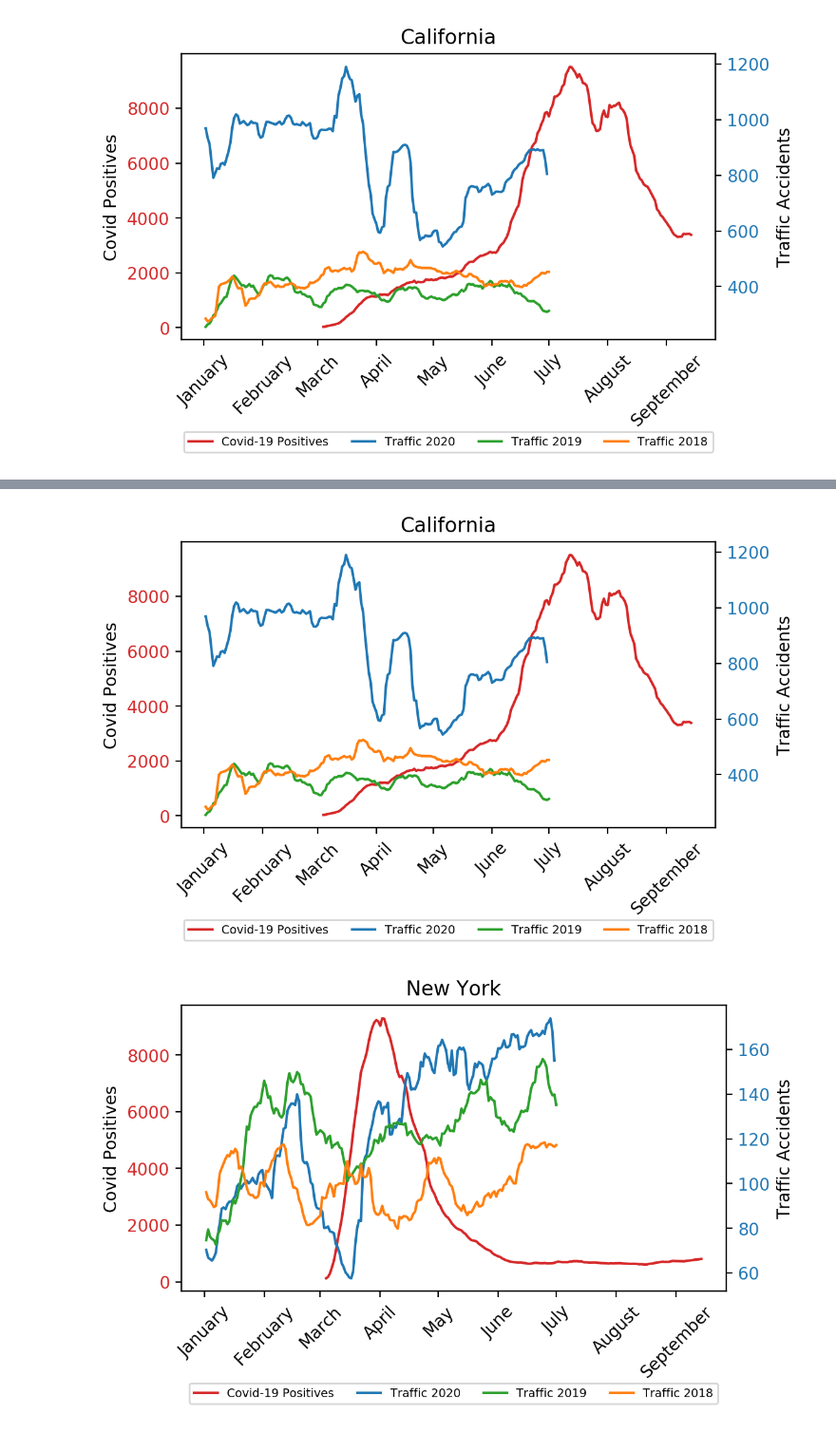
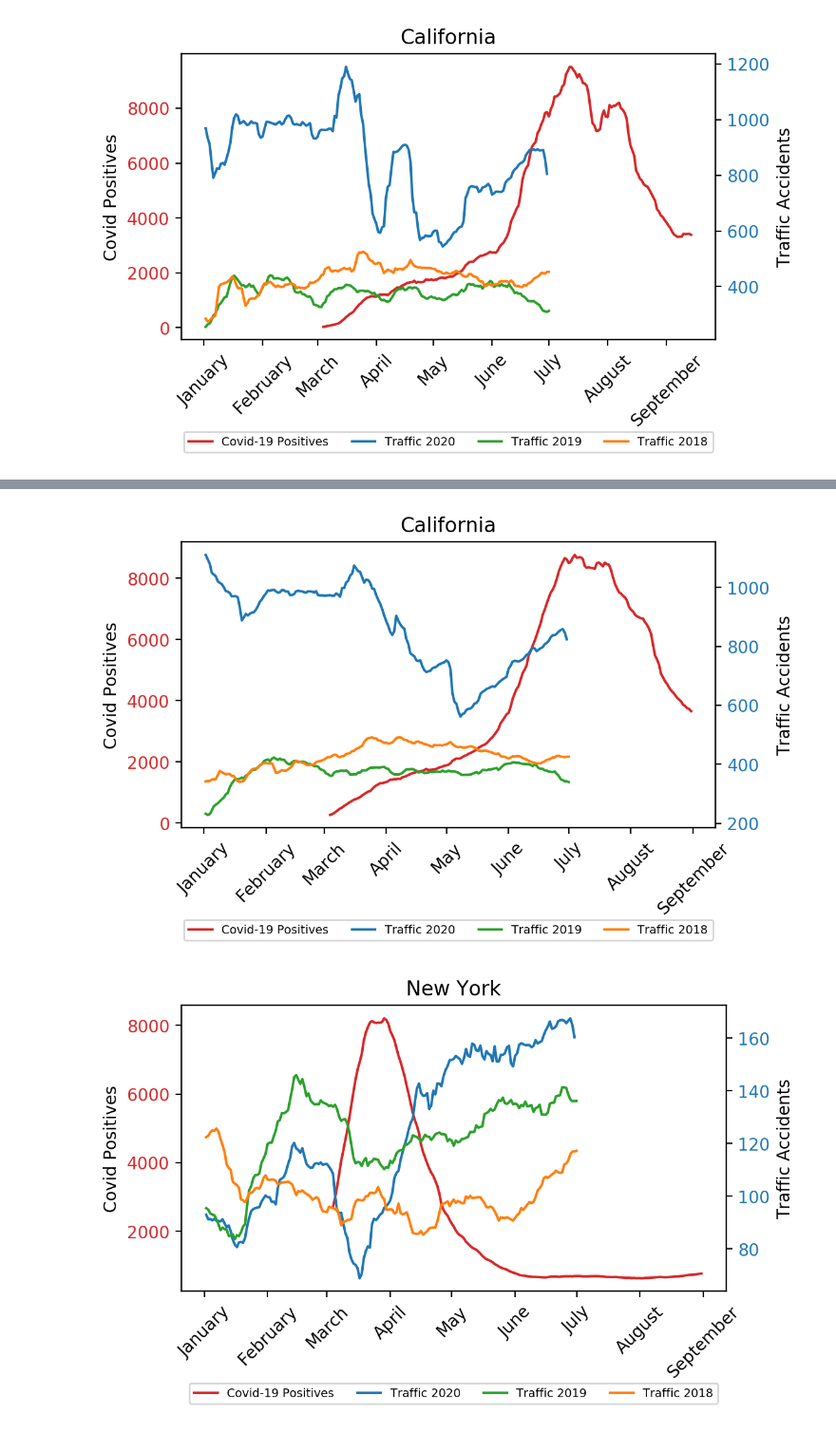
Before and after one commit to nesattorney/BED2056-project, a Jupyter notebook: project.ipynb, the cells around one changed output, grey strips where cells are left out. Shown at 95% size. Saved outputs shown, nothing was run; the diff lists cells and outputs as text; code cells hidden in the pictures.

```diff
--- a/project.ipynb
+++ b/project.ipynb
@@ -135,7 +135,7 @@ def plot_covid_state(state, moving_avg_window):
     state_traffic_data_2018['date'] = state_traffic_data_2018['date'] + pd.DateOffset(years=2)
 
 
-    fig, ax1 = plt.subplots(dpi = 200, linewidth=0.6)
+    fig, ax1 = plt.subplots(dpi = 100, linewidth=0.6)
     plt.xticks(rotation = 45)
 
     # Plot covid cases
@@ -281,9 +283,9 @@ plot_covid_country(14)
 # %%
-plot_covid_state('California', 14)
-plot_covid_state('New York', 14)
-plot_covid_state('Florida', 14)
-plot_covid_state('Texas', 14)
-plot_covid_state('Illinois', 14)
+plot_covid_state('California', 28)
+plot_covid_state('New York', 28)
+plot_covid_state('Florida', 28)
+plot_covid_state('Texas', 28)
+plot_covid_state('Illinois', 28)
 # %% [output]
-[figure, old version]
+[figure, new version]
-[figure, old version]
+[figure, new version]
```
Also changed, not shown: parts of 2 cells of this notebook.
